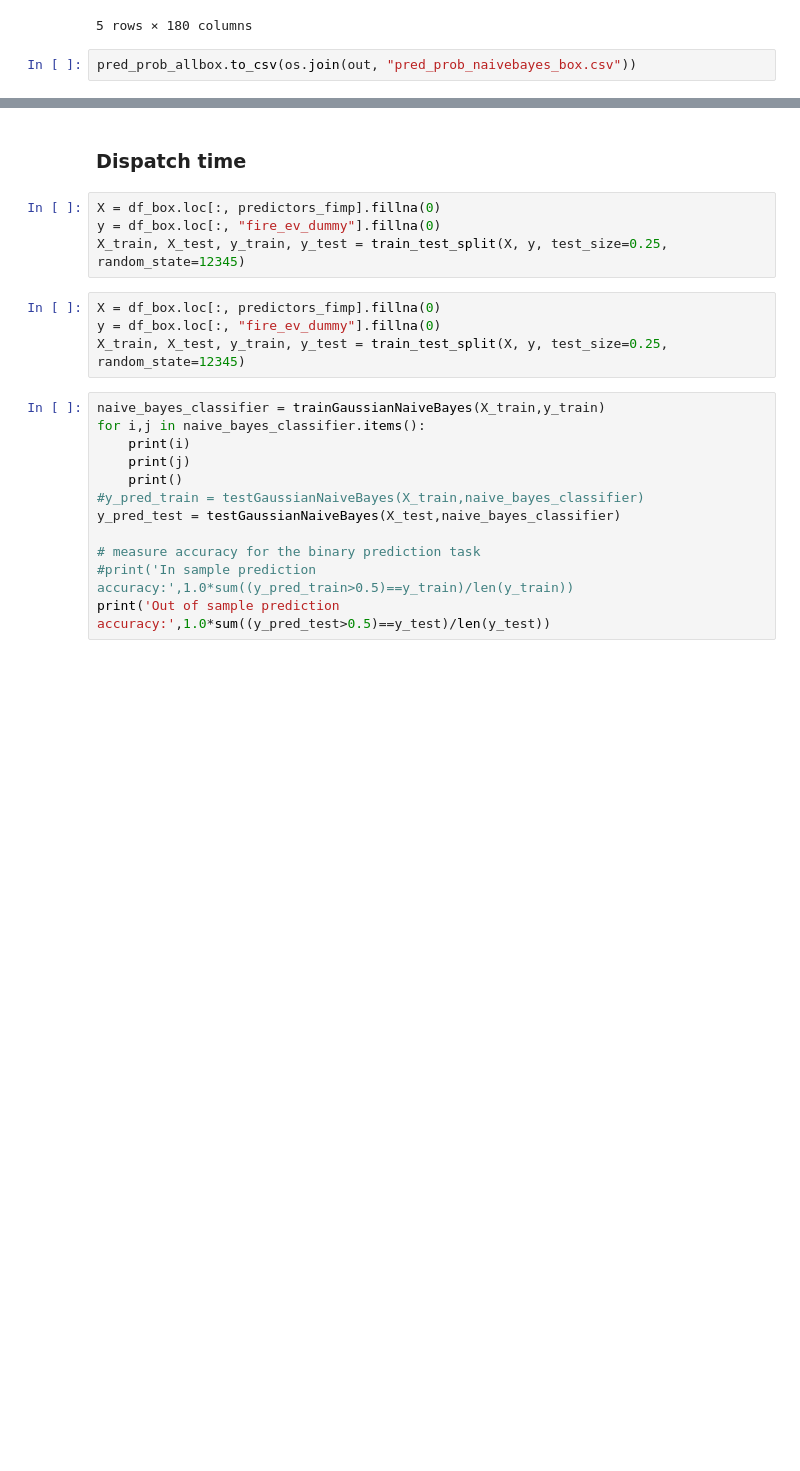
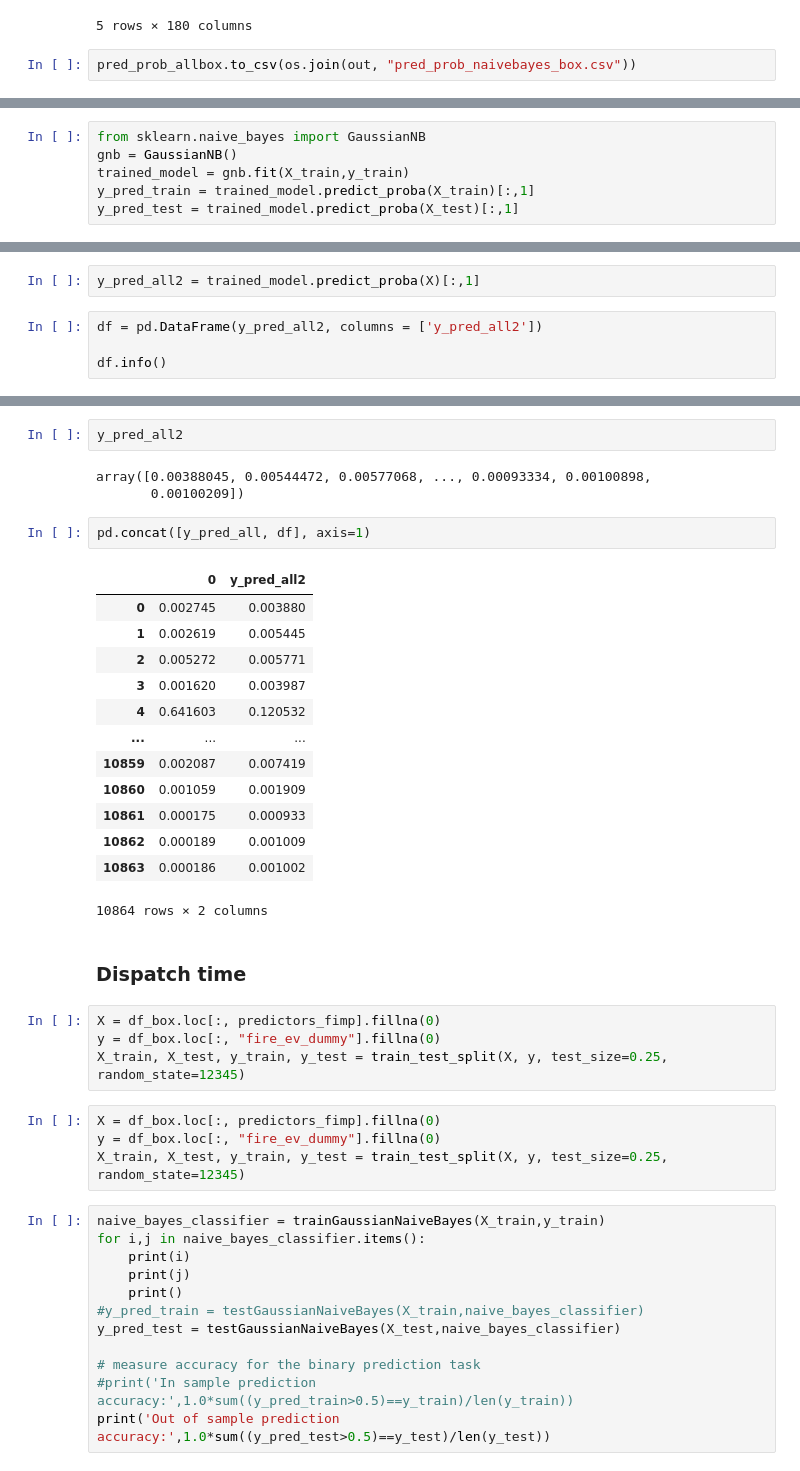
Before and after one commit to KaiElwood/machine-learning-final, a Jupyter notebook: code/04b_naivebayes_gp_box.ipynb, the cells around one changed output, grey strips where cells are left out. Cells and saved outputs as stored; diff of their text form; blank space fills up the shorter version.

Commit message:
update naive bayes and graphs for comparison

```diff
--- a/code/04b_naivebayes_gp_box.ipynb
+++ b/code/04b_naivebayes_gp_box.ipynb
@@ -387,0 +425,6 @@ pred_prob_allbox.to_csv(os.join(out, "pred_prob_naivebayes_box.csv"))
+# %%
+from sklearn.naive_bayes import GaussianNB
+gnb = GaussianNB()
+trained_model = gnb.fit(X_train,y_train)
+y_pred_train = trained_model.predict_proba(X_train)[:,1]
+y_pred_test = trained_model.predict_proba(X_test)[:,1]
@@ -387,0 +436,6 @@ pred_prob_allbox.to_csv(os.join(out, "pred_prob_naivebayes_box.csv"))
+# %%
+y_pred_all2 = trained_model.predict_proba(X)[:,1]
+# %%
+df = pd.DataFrame(y_pred_all2, columns = ['y_pred_all2'])
+
+df.info()
@@ -388,3 +477,24 @@ pred_prob_allbox.to_csv(os.join(out, "pred_prob_naivebayes_box.csv"))
+# %%
+y_pred_all2
+# %% [output]
+array([0.00388045, 0.00544472, 0.00577068, ..., 0.00093334, 0.00100898,
+       0.00100209])
+# %%
+pd.concat([y_pred_all, df], axis=1)
+# %% [output]
+|  | 0 | y_pred_all2 |
+| 0 | 0.002745 | 0.003880 |
+| 1 | 0.002619 | 0.005445 |
+| 2 | 0.005272 | 0.005771 |
+| 3 | 0.001620 | 0.003987 |
+| 4 | 0.641603 | 0.120532 |
+| ... | ... | ... |
+| 10859 | 0.002087 | 0.007419 |
+| 10860 | 0.001059 | 0.001909 |
+| 10861 | 0.000175 | 0.000933 |
+| 10862 | 0.000189 | 0.001009 |
+| 10863 | 0.000186 | 0.001002 |
+10864 rows × 2 columns
 # %% [markdown]
 ### Dispatch time
 # %%
```
Also changed, not shown: parts of 16 cells of this notebook, 2 other files.
